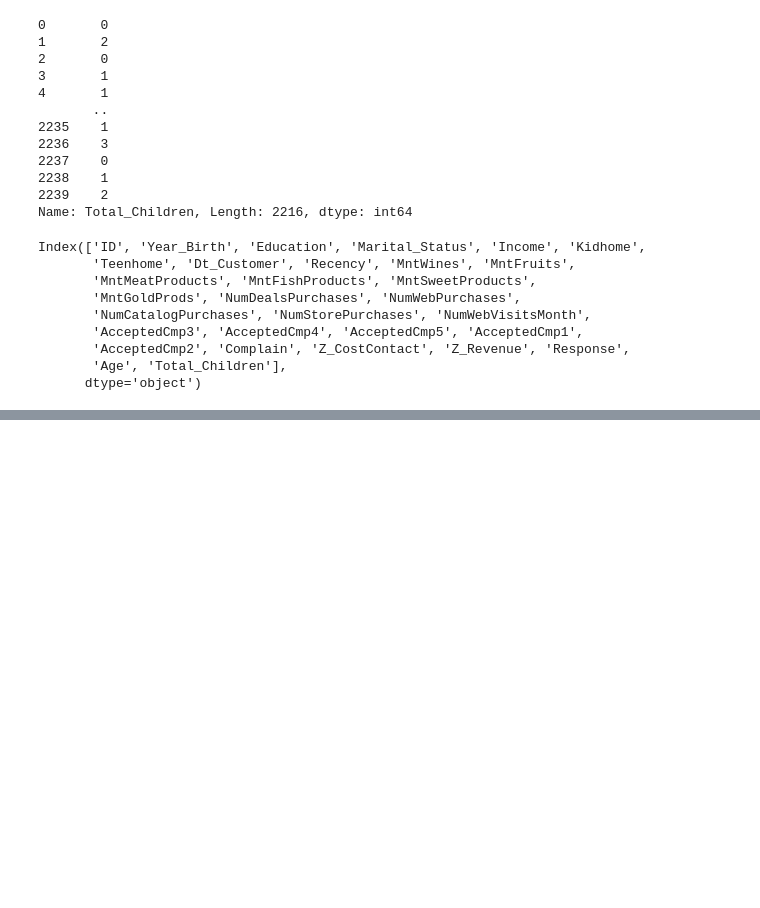
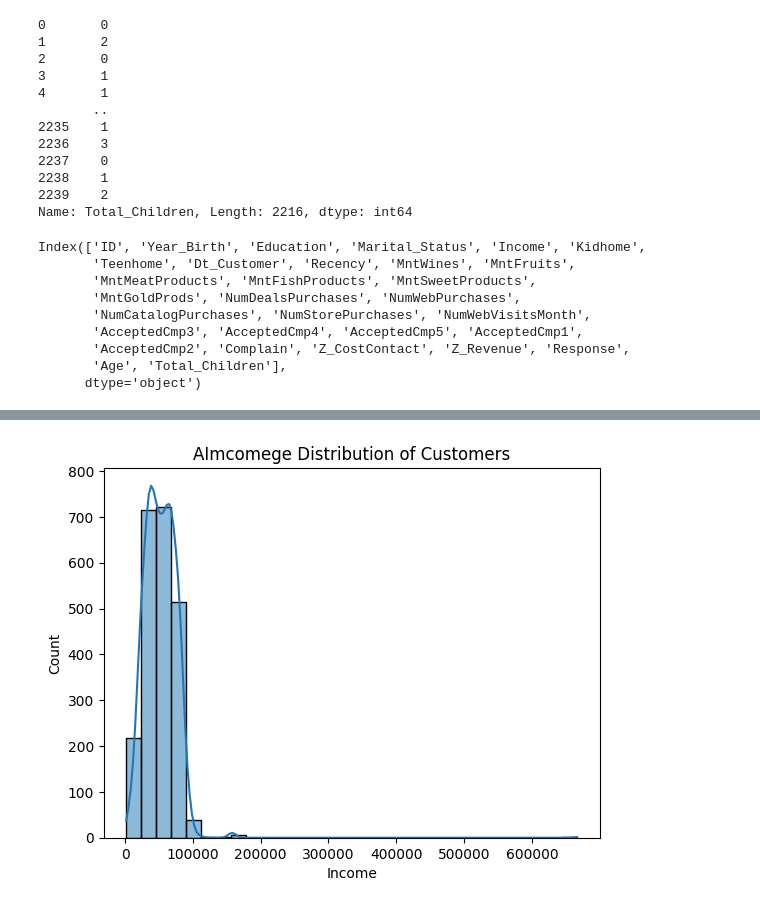
Before and after one commit to HNDeshanSamarathunga/cutomer_segment_ML, a Jupyter notebook: Analysis_Mode.ipynb, the cells around one changed output, grey strips where cells are left out. Cells and saved outputs as stored; diff of their text form; code cells hidden in the pictures; blank space fills up the shorter version.

```diff
--- a/Analysis_Mode.ipynb
+++ b/Analysis_Mode.ipynb
@@ -188,0 +235,6 @@ spending_columns = [
+# %%
+sns.histplot(df["Income"], bins=30, kde=True)
+plt.title("AImcomege Distribution of Customers")
+plt.show()
+# %% [output]
+[figure, added]
```
Also changed, not shown: parts of 9 cells of this notebook.
